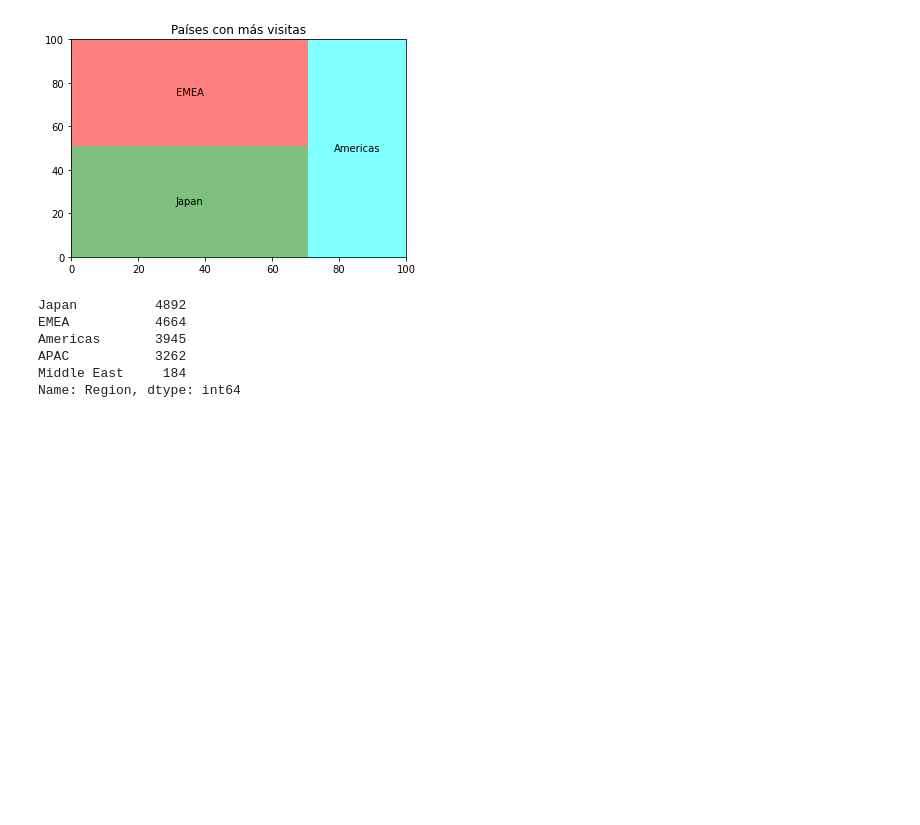
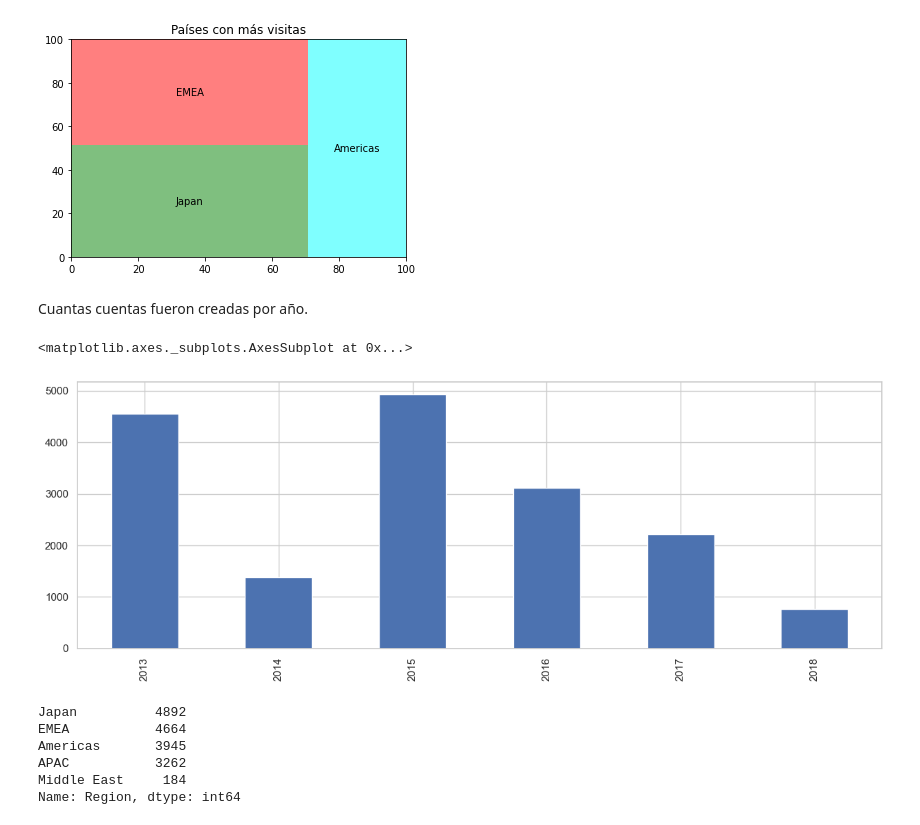
Before and after one commit to fede-alt/datos_2c2020_tp1, a Jupyter notebook: Pruebas/Pruebas_Art.ipynb, the cells around one changed output. Saved outputs shown, nothing was run; the diff lists cells and outputs as text; code cells hidden in the pictures; blank space fills up the shorter version.

```diff
--- a/Pruebas/Pruebas_Art.ipynb
+++ b/Pruebas/Pruebas_Art.ipynb
@@ -41,6 +179,13 @@ visu.set_title('Países con más visitas')
 # %% [output]
 Text(0.5, 1.0, 'Países con más visitas')
 [figure]
+# %% [markdown]
+Cuantas cuentas fueron creadas por año.
+# %%
+df['Account_Created_Year'].value_counts().sort_index().plot(kind='bar', figsize=(15,5))
+# %% [output]
+<matplotlib.axes._subplots.AxesSubplot at 0x...>
+[figure, added]
 # %%
 regiones = df['Region'].value_counts()
 regiones
```
Also changed, not shown: parts of 18 cells of this notebook, 5 other files.
